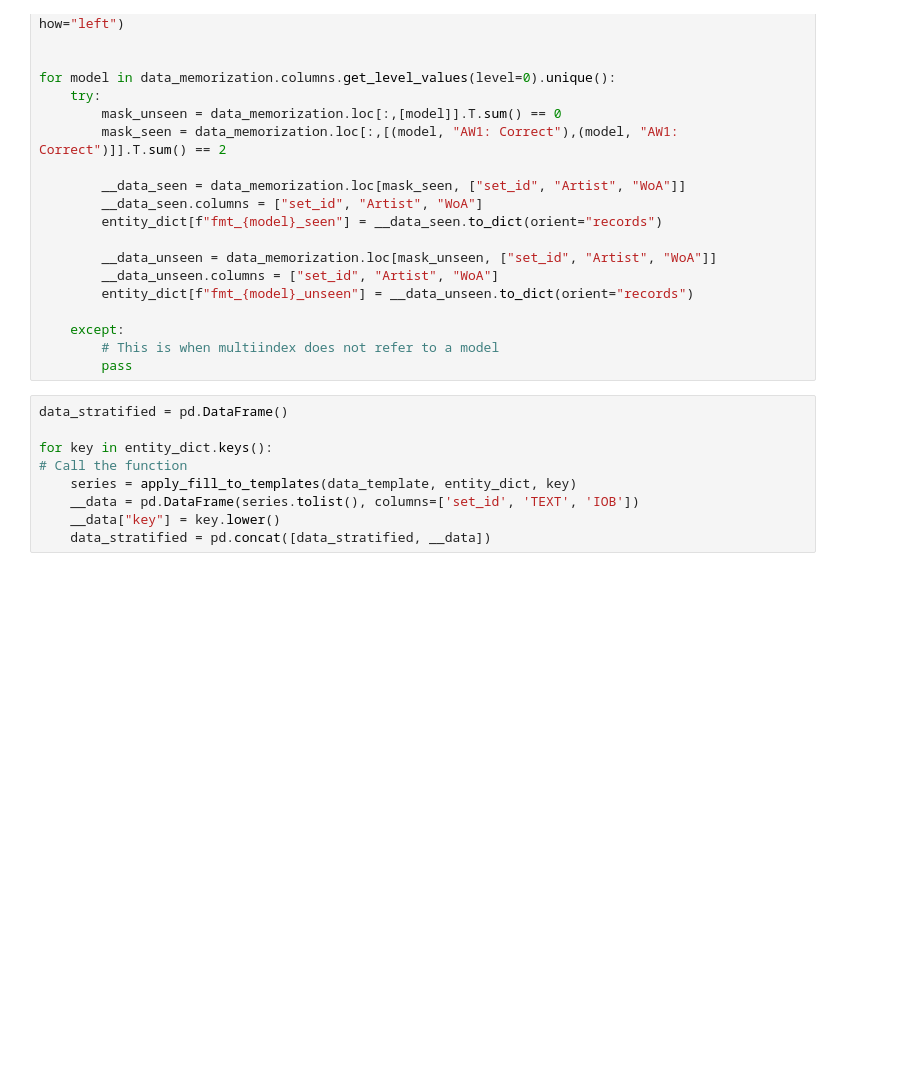
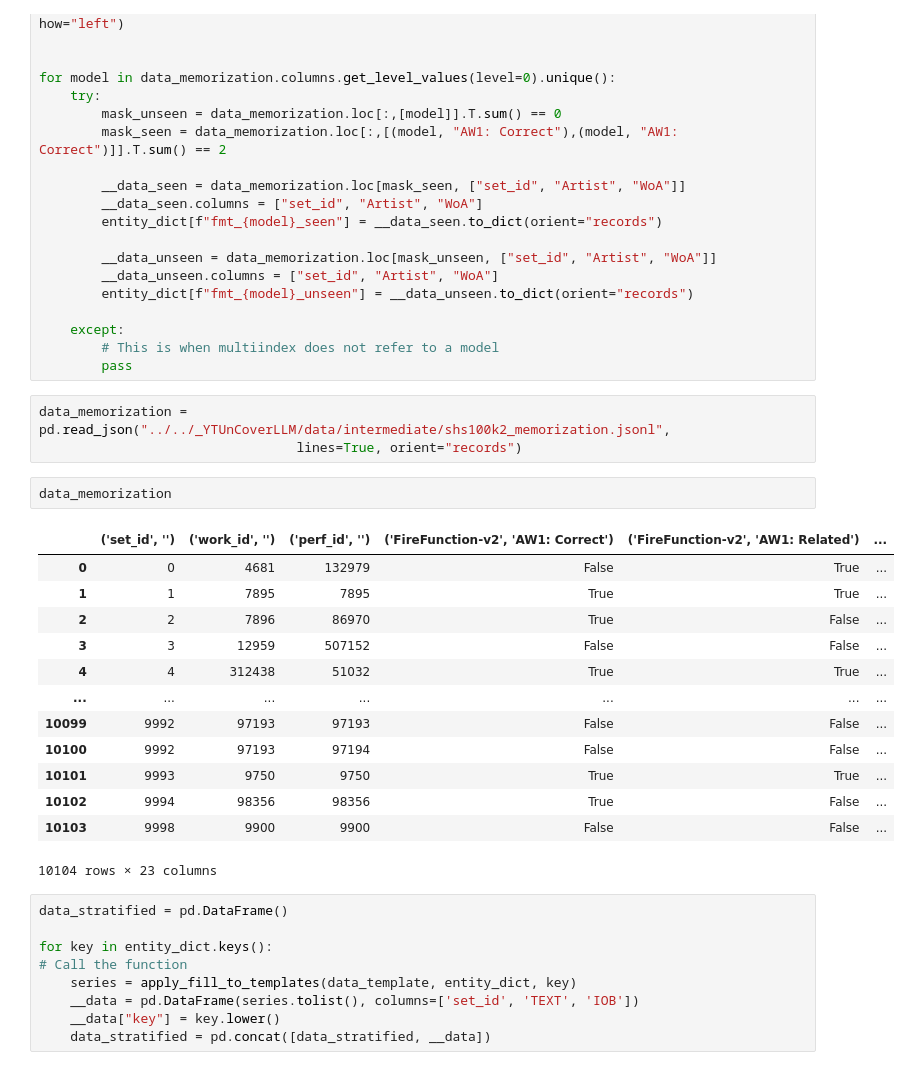
Before and after one commit to progsi/YTUnCoverLLM, a Jupyter notebook: notebooks/data_synthesis.ipynb, the cells around one changed output. Cells and saved outputs as stored; diff of their text form; blank space fills up the shorter version.

```diff
--- a/notebooks/data_synthesis.ipynb
+++ b/notebooks/data_synthesis.ipynb
@@ -288,6 +287,25 @@ for model in data_memorization.columns.get_level_values(level=0).unique():
     except:
         # This is when multiindex does not refer to a model
         pass
+# %%
+data_memorization = pd.read_json("../../_YTUnCoverLLM/data/intermediate/shs100k2_memorization.jsonl",
+                                 lines=True, orient="records")
+# %%
+data_memorization
+# %% [output]
+|  | ('set_id', '') | ('work_id', '') | ('perf_id', '') | ('FireFunction-v2', 'AW1: Correct') | ('FireFunction-v2', 'AW1: Related') | ... |
+| 0 | 0 | 4681 | 132979 | False | True | ... |
+| 1 | 1 | 7895 | 7895 | True | True | ... |
+| 2 | 2 | 7896 | 86970 | True | False | ... |
+| 3 | 3 | 12959 | 507152 | False | False | ... |
+| 4 | 4 | 312438 | 51032 | True | True | ... |
+| ... | ... | ... | ... | ... | ... | ... |
+| 10099 | 9992 | 97193 | 97193 | False | False | ... |
+| 10100 | 9992 | 97193 | 97194 | False | False | ... |
+| 10101 | 9993 | 9750 | 9750 | True | True | ... |
+| 10102 | 9994 | 98356 | 98356 | True | False | ... |
+| 10103 | 9998 | 9900 | 9900 | False | False | ... |
+10104 rows × 23 columns
 # %%
 data_stratified = pd.DataFrame()
 
```
Also changed, not shown: parts of 4 cells of this notebook, 8 other files.
